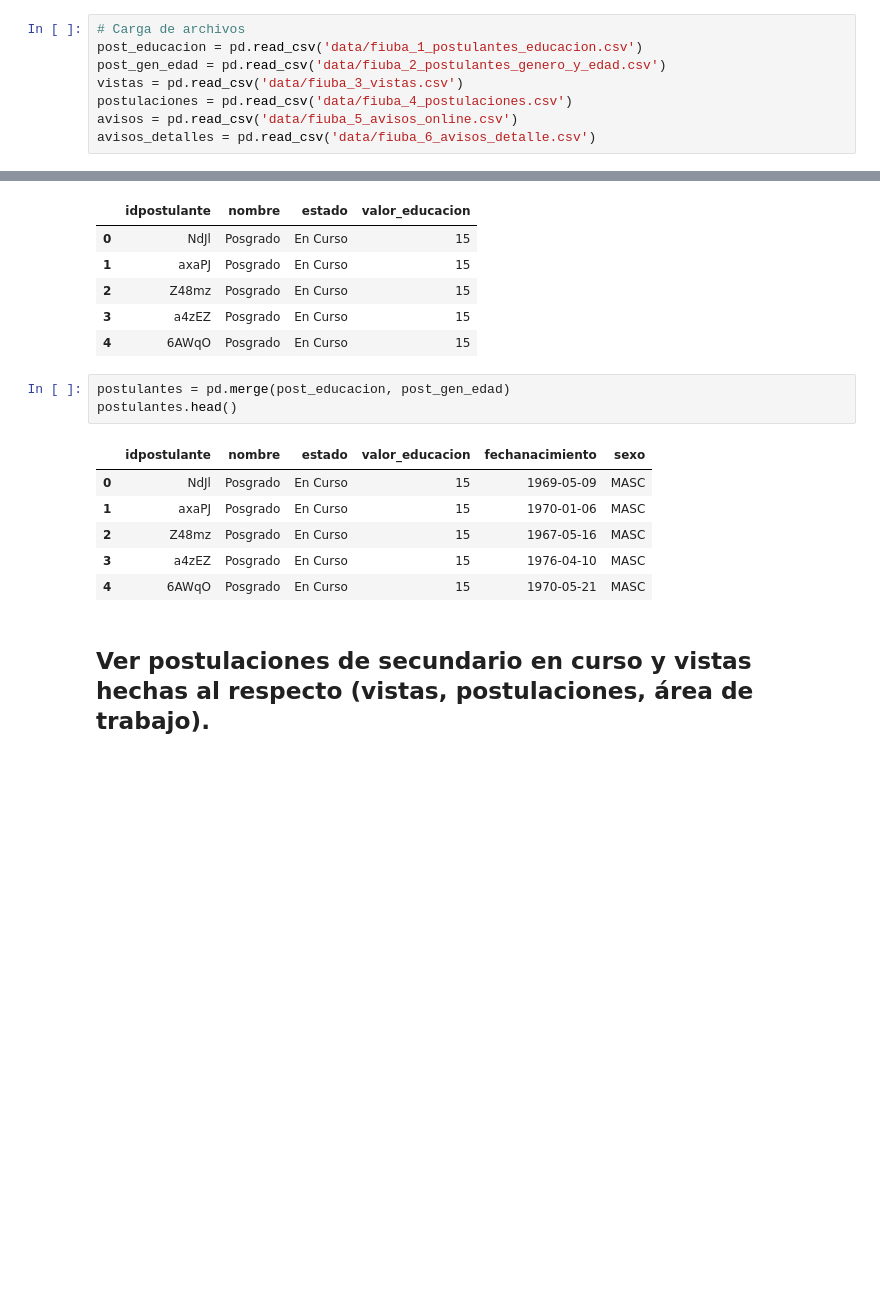
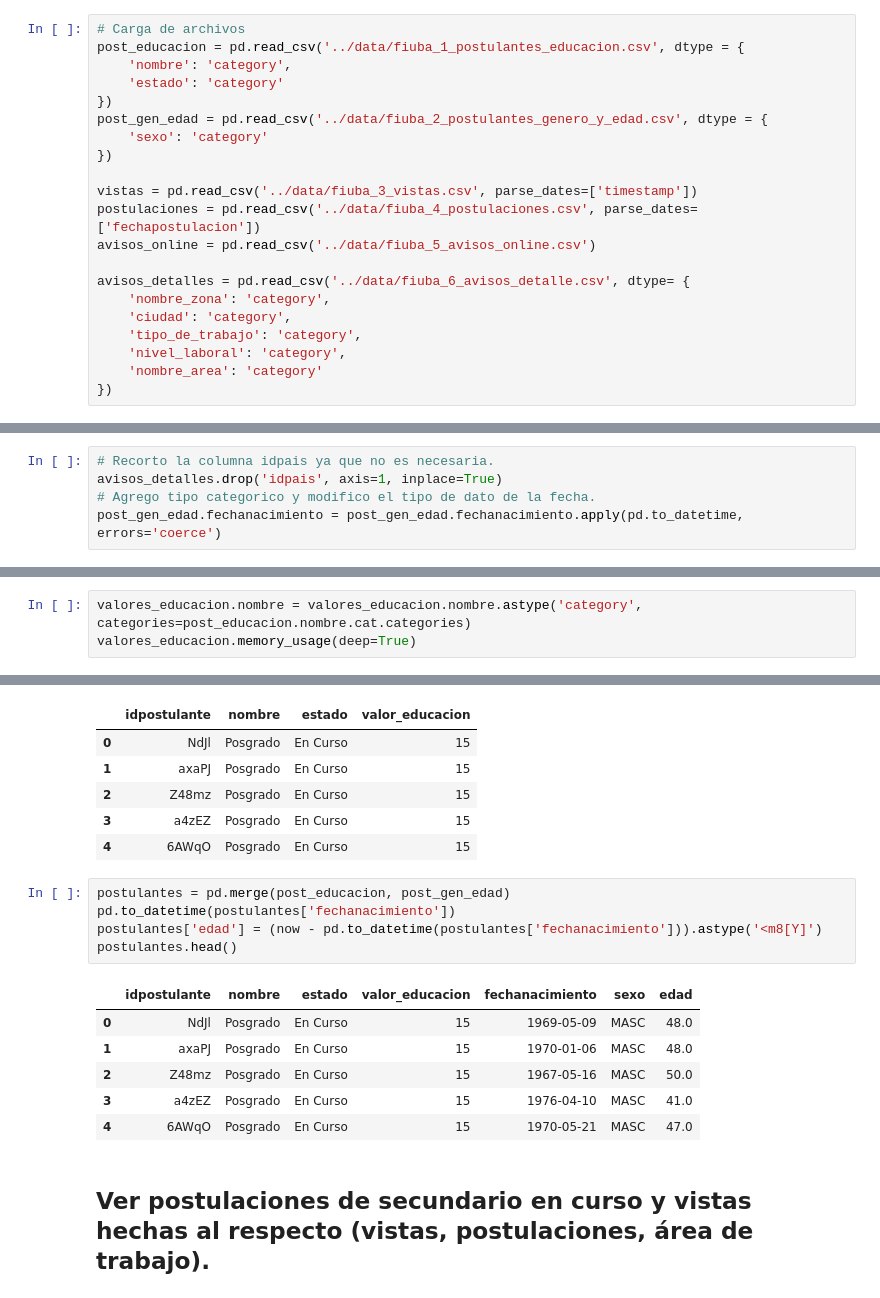
Before and after one commit to PRPablo/dataJobSearches, a Jupyter notebook: exploratoryAnalysis/tp_ariel.ipynb, the cells around one changed output, grey strips where cells are left out. Drawn from its saved outputs; the diff is of its cells as text; blank space fills up the shorter version.

```diff
--- a/exploratoryAnalysis/tp_ariel.ipynb
+++ b/exploratoryAnalysis/tp_ariel.ipynb
@@ -9,9 +10,22 @@ import datetime as dt
 warnings.filterwarnings('ignore')
 # %%
 # Carga de archivos
-post_educacion = pd.read_csv('data/fiuba_1_postulantes_educacion.csv')
-post_gen_edad = pd.read_csv('data/fiuba_2_postulantes_genero_y_edad.csv')
-vistas = pd.read_csv('data/fiuba_3_vistas.csv')
-postulaciones = pd.read_csv('data/fiuba_4_postulaciones.csv')
-avisos = pd.read_csv('data/fiuba_5_avisos_online.csv')
-avisos_detalles = pd.read_csv('data/fiuba_6_avisos_detalle.csv')
+post_educacion = pd.read_csv('../data/fiuba_1_postulantes_educacion.csv', dtype = {
+    'nombre': 'category',
+    'estado': 'category'
+})
+post_gen_edad = pd.read_csv('../data/fiuba_2_postulantes_genero_y_edad.csv', dtype = {
+    'sexo': 'category'
+})
+
+vistas = pd.read_csv('../data/fiuba_3_vistas.csv', parse_dates=['timestamp'])
+postulaciones = pd.read_csv('../data/fiuba_4_postulaciones.csv', parse_dates=['fechapostulacion'])
+avisos_online = pd.read_csv('../data/fiuba_5_avisos_online.csv')
+
+avisos_detalles = pd.read_csv('../data/fiuba_6_avisos_detalle.csv', dtype= {
+    'nombre_zona': 'category',
+    'ciudad': 'category',
+    'tipo_de_trabajo': 'category',
+    'nivel_laboral': 'category',
+    'nombre_area': 'category'
+})
@@ -18,3 +34,8 @@ avisos_detalles = pd.read_csv('data/fiuba_6_avisos_detalle.csv')
+# %%
+# Recorto la columna idpais ya que no es necesaria.
+avisos_detalles.drop('idpais', axis=1, inplace=True)
+# Agrego tipo categorico y modifico el tipo de dato de la fecha.
+post_gen_edad.fechanacimiento = post_gen_edad.fechanacimiento.apply(pd.to_datetime, errors='coerce')
 # %%
 # Cambiar el tipo de dato de la fecha de postulacion.
 postulaciones[['fechapostulacion']] = postulaciones[['fechapostulacion']].apply(pd.to_datetime)
@@ -43,3 +70,6 @@ valores_educacion = [{'nombre': 'Otro', 'estado': 'Abandonado',    'valor_educac
     {'nombre': 'Doctorado',         'estado': 'En Curso',    'valor_educacion': 20    },
     {'nombre': 'Doctorado',         'estado': 'Graduado',    'valor_educacion': 21 }]
 valores_educacion = pd.DataFrame(valores_educacion)
+# %%
+valores_educacion.nombre = valores_educacion.nombre.astype('category', categories=post_educacion.nombre.cat.categories)
+valores_educacion.memory_usage(deep=True)
@@ -70,14 +106,16 @@ post_educacion.head()
 | 4 | 6AWqO | Posgrado | En Curso | 15 |
 # %%
 postulantes = pd.merge(post_educacion, post_gen_edad)
+pd.to_datetime(postulantes['fechanacimiento'])
+postulantes['edad'] = (now - pd.to_datetime(postulantes['fechanacimiento'])).astype('<m8[Y]')
 postulantes.head()
 # %% [output]
-|  | idpostulante | nombre | estado | valor_educacion | fechanacimiento | sexo |
-| 0 | NdJl | Posgrado | En Curso | 15 | 1969-05-09 | MASC |
-| 1 | axaPJ | Posgrado | En Curso | 15 | 1970-01-06 | MASC |
-| 2 | Z48mz | Posgrado | En Curso | 15 | 1967-05-16 | MASC |
-| 3 | a4zEZ | Posgrado | En Curso | 15 | 1976-04-10 | MASC |
-| 4 | 6AWqO | Posgrado | En Curso | 15 | 1970-05-21 | MASC |
+|  | idpostulante | nombre | estado | valor_educacion | fechanacimiento | sexo | edad |
+| 0 | NdJl | Posgrado | En Curso | 15 | 1969-05-09 | MASC | 48.0 |
+| 1 | axaPJ | Posgrado | En Curso | 15 | 1970-01-06 | MASC | 48.0 |
+| 2 | Z48mz | Posgrado | En Curso | 15 | 1967-05-16 | MASC | 50.0 |
+| 3 | a4zEZ | Posgrado | En Curso | 15 | 1976-04-10 | MASC | 41.0 |
+| 4 | 6AWqO | Posgrado | En Curso | 15 | 1970-05-21 | MASC | 47.0 |
 # %% [markdown]
 ## Ver postulaciones de secundario en curso y vistas hechas al respecto (vistas, postulaciones, área de trabajo).
 # %%
```
Also changed, not shown: parts of 13 cells of this notebook.
